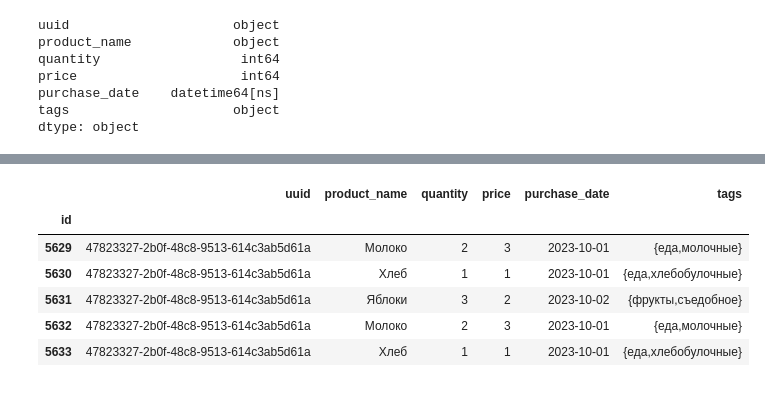
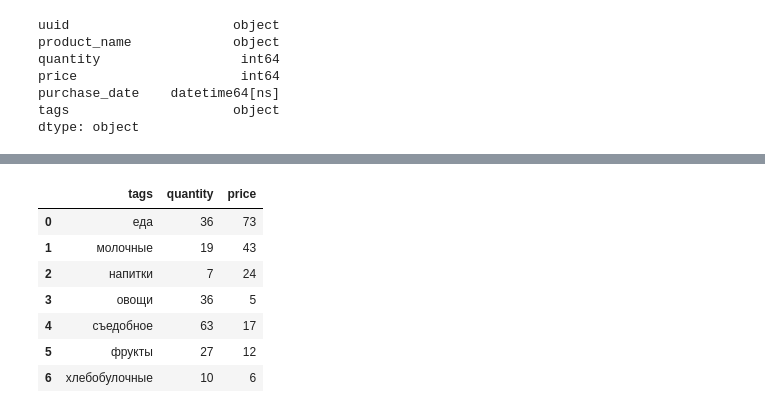
Before and after one commit to VladSunny/CapyPayBackend, a Jupyter notebook: DataScience.ipynb, the cells around one changed output, grey strips where cells are left out. Drawn from its saved outputs; the diff is of its cells as text; code cells hidden in the pictures.

Commit message:
names -> tags

```diff
--- a/DataScience.ipynb
+++ b/DataScience.ipynb
@@ -180,11 +203,15 @@ user.head()
 # %%
-tmp = df[df['uuid'] == test_uuid].copy()
-tmp.head()
+tmp = df[df['uuid'] == test_uuid][['quantity', 'price', 'tags']]
+tmp['tags'] = tmp['tags'].str.strip('{}').str.split(',')
+tmp = tmp.explode('tags').groupby('tags').sum().reset_index()
+
+tmp
 # %% [output]
-|  | uuid | product_name | quantity | price | purchase_date | tags |
-| id |  |  |  |  |  |  |
-| 5629 | 47823327-2b0f-48c8-9513-614c3ab5d61a | Молоко | 2 | 3 | 2023-10-01 | {еда,молочные} |
-| 5630 | 47823327-2b0f-48c8-9513-614c3ab5d61a | Хлеб | 1 | 1 | 2023-10-01 | {еда,хлебобулочные} |
-| 5631 | 47823327-2b0f-48c8-9513-614c3ab5d61a | Яблоки | 3 | 2 | 2023-10-02 | {фрукты,съедобное} |
-| 5632 | 47823327-2b0f-48c8-9513-614c3ab5d61a | Молоко | 2 | 3 | 2023-10-01 | {еда,молочные} |
-| 5633 | 47823327-2b0f-48c8-9513-614c3ab5d61a | Хлеб | 1 | 1 | 2023-10-01 | {еда,хлебобулочные} |
+|  | tags | quantity | price |
+| 0 | еда | 36 | 73 |
+| 1 | молочные | 19 | 43 |
+| 2 | напитки | 7 | 24 |
+| 3 | овощи | 36 | 5 |
+| 4 | съедобное | 63 | 17 |
+| 5 | фрукты | 27 | 12 |
+| 6 | хлебобулочные | 10 | 6 |
```
Also changed, not shown: parts of 8 cells of this notebook, 1 other file.
